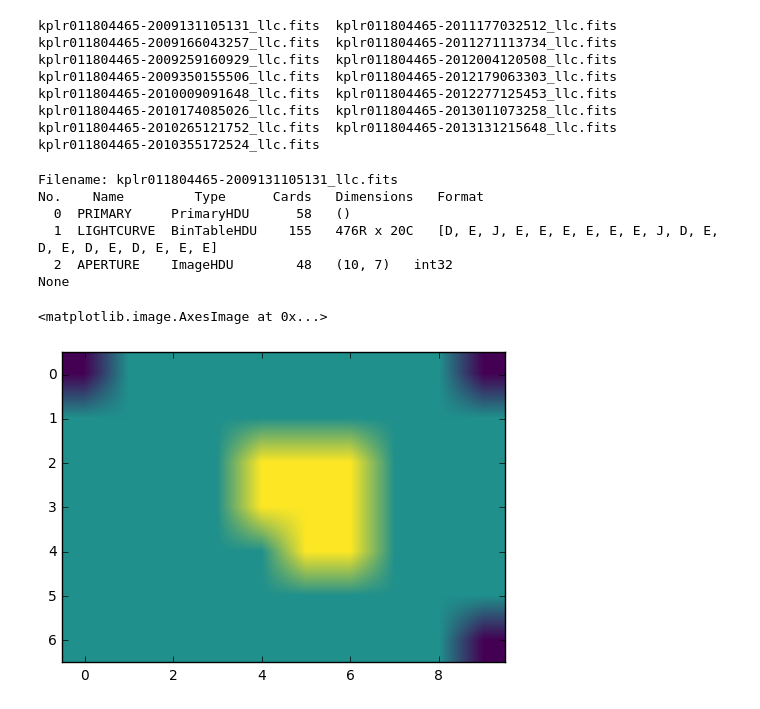
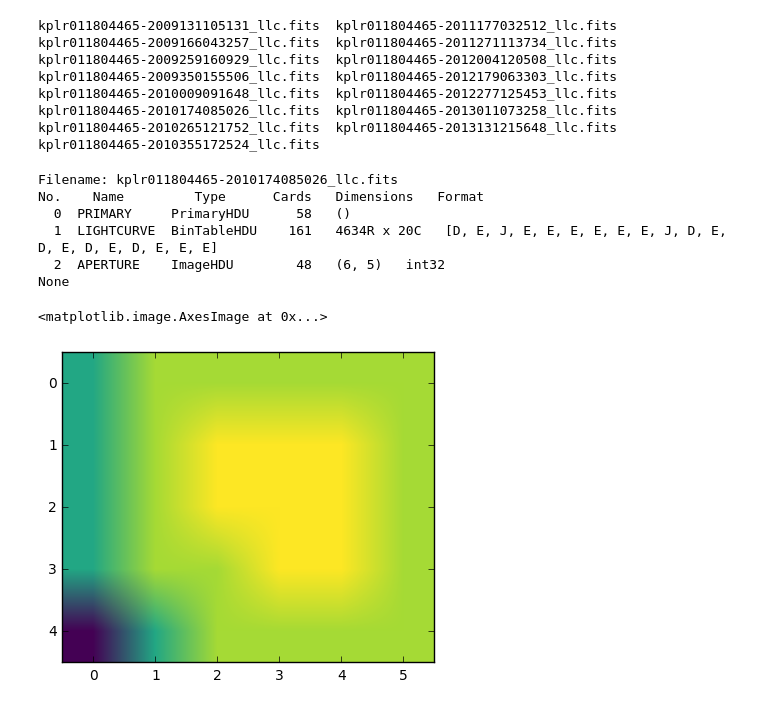
Before and after one commit to ivastar/MAST_Exoplanet_Demo, a Jupyter notebook: MAST_Exoplanets.ipynb, the cells around one changed output. Saved outputs shown, nothing was run; the diff lists cells and outputs as text; code cells hidden in the pictures.

```diff
--- a/MAST_Exoplanets.ipynb
+++ b/MAST_Exoplanets.ipynb
@@ -596,20 +601,20 @@ kplr011804465-2010355172524_llc.fits
 # %%
 ### The *llc* files are described here: http://archive.stsci.edu/kepler/manuals/archive_manual.pdf
 ### Here, again, you can plug your own analysis. I am just going to make some plots.
 
 ### First show the aperture extension
 file = fits.open('kplr011804465-2010174085026_llc.fits')
 print(file.info())
-plt.imshow(file[2].data, cmap='viridis',clim=(0.,2.))
+plt.imshow(file[2].data, cmap='viridis',clim=(0.,15.))
 # %% [output]
-Filename: kplr011804465-2009131105131_llc.fits
+Filename: kplr011804465-2010174085026_llc.fits
 No.    Name         Type      Cards   Dimensions   Format
   0  PRIMARY     PrimaryHDU      58   ()
-  1  LIGHTCURVE  BinTableHDU    155   476R x 20C   [D, E, J, E, E, E, E, E, E, J, D, E, D, E, D, E, D, E, E, E]
-  2  APERTURE    ImageHDU        48   (10, 7)   int32
+  1  LIGHTCURVE  BinTableHDU    161   4634R x 20C   [D, E, J, E, E, E, E, E, E, J, D, E, D, E, D, E, D, E, E, E]
+  2  APERTURE    ImageHDU        48   (6, 5)   int32
 None
 <matplotlib.image.AxesImage at 0x...>
-[figure, old version]
+[figure, new version]
 # %%
 ### Show the light curve
 
```
Also changed, not shown: parts of 17 cells of this notebook.
